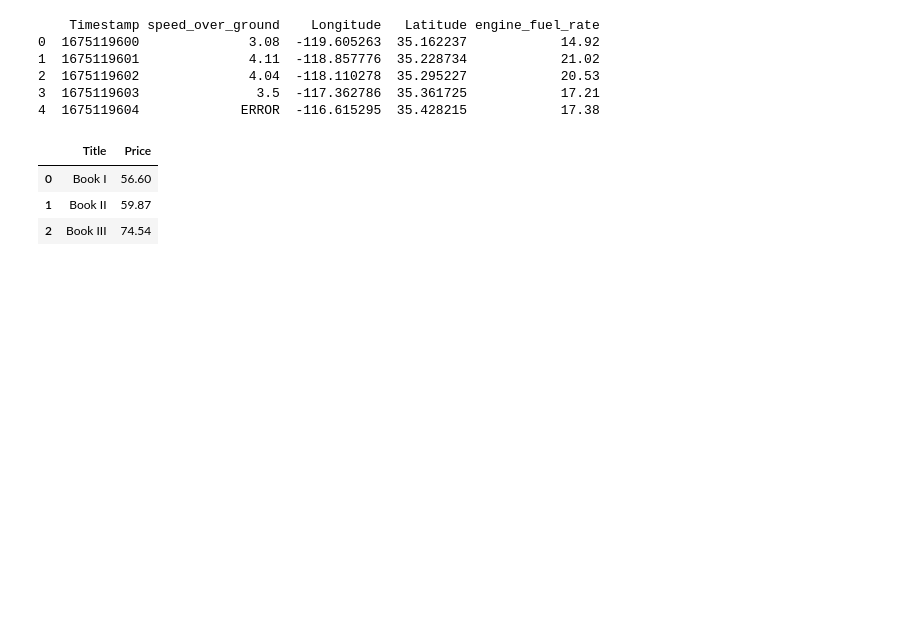
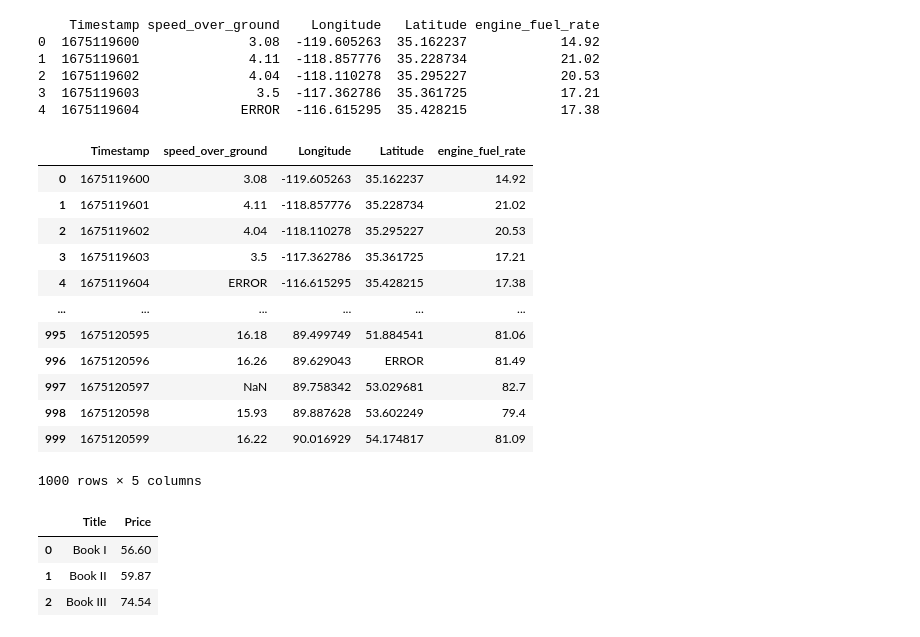
Before and after one commit to SCGlass/parquet_conversion, a Jupyter notebook: src/notebook.ipynb, the cells around one changed output. Drawn from its saved outputs; the diff is of its cells as text; code cells hidden in the pictures; blank space fills up the shorter version.

```diff
--- a/src/notebook.ipynb
+++ b/src/notebook.ipynb
@@ -38,22 +38,38 @@ except Exception as e:
 3  1675119603               3.5  -117.362786  35.361725            17.21
 4  1675119604             ERROR  -116.615295  35.428215            17.38
 # %%
-def impor_csv(bucket, key):
-s3 = boto3.client('s3',
-                  aws_access_key_id=AWS_ACCESS_KEY_ID,
-                  aws_secret_access_key=AWS_SECRET_ACCESS_KEY,
-                  region_name=region_name)
+def import_csv(bucket_name, file_key):
+    s3 = boto3.client('s3',
+                    aws_access_key_id= os.getenv("AWS_ACCESS_KEY_ID"),
+                    aws_secret_access_key= os.getenv("AWS_SECRET_ACCESS_KEY"),
+                    region_name= os.getenv("AWS_REGION_NAME"))
 
-# Read CSV file from S3 into a Pandas DataFrame
-try:
-    # Use 's3.get_object' to get the object and 'pd.read_csv' to read it into a DataFrame
-    obj = s3.get_object(Bucket=bucket_name, Key=file_key)
-    df = pd.read_csv(obj['Body'])
+    # Read CSV file from S3 into a Pandas DataFrame
+    try:
+        # Use 's3.get_object' to get the object and 'pd.read_csv' to read it into a DataFrame
+        obj = s3.get_object(Bucket=bucket_name, Key=file_key)
+        df = pd.read_csv(obj['Body'])
 
-    # Now 'df' contains your CSV data
-    print(df.head())  # Display the first few rows of the DataFrame
-except Exception as e:
-    print(f"Error: {e}")
+    except Exception as e:
+        print(f"Error: {e}")
+
+    return df
+# %%
+import_csv('csv-files-parquet', 'dummy_boat_data.csv' )
+# %% [output]
+|  | Timestamp | speed_over_ground | Longitude | Latitude | engine_fuel_rate |
+| 0 | 1675119600 | 3.08 | -119.605263 | 35.162237 | 14.92 |
+| 1 | 1675119601 | 4.11 | -118.857776 | 35.228734 | 21.02 |
+| 2 | 1675119602 | 4.04 | -118.110278 | 35.295227 | 20.53 |
+| 3 | 1675119603 | 3.5 | -117.362786 | 35.361725 | 17.21 |
+| 4 | 1675119604 | ERROR | -116.615295 | 35.428215 | 17.38 |
+| ... | ... | ... | ... | ... | ... |
+| 995 | 1675120595 | 16.18 | 89.499749 | 51.884541 | 81.06 |
+| 996 | 1675120596 | 16.26 | 89.629043 | ERROR | 81.49 |
+| 997 | 1675120597 | NaN | 89.758342 | 53.029681 | 82.7 |
+| 998 | 1675120598 | 15.93 | 89.887628 | 53.602249 | 79.4 |
+| 999 | 1675120599 | 16.22 | 90.016929 | 54.174817 | 81.09 |
+1000 rows × 5 columns
 # %%
 # Testing to write to s3 bucket
 
```
Also changed, not shown: parts of 19 cells of this notebook, 3 other files.
